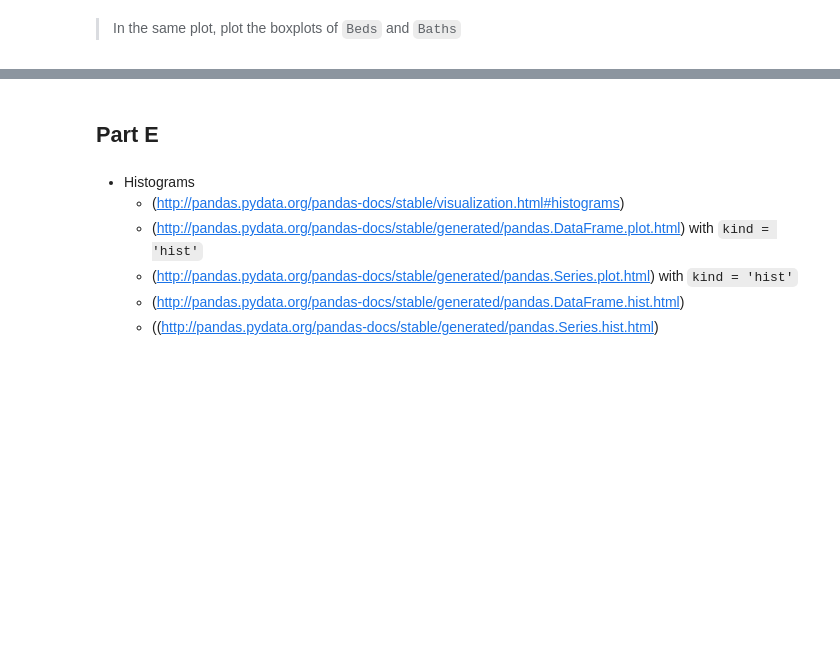
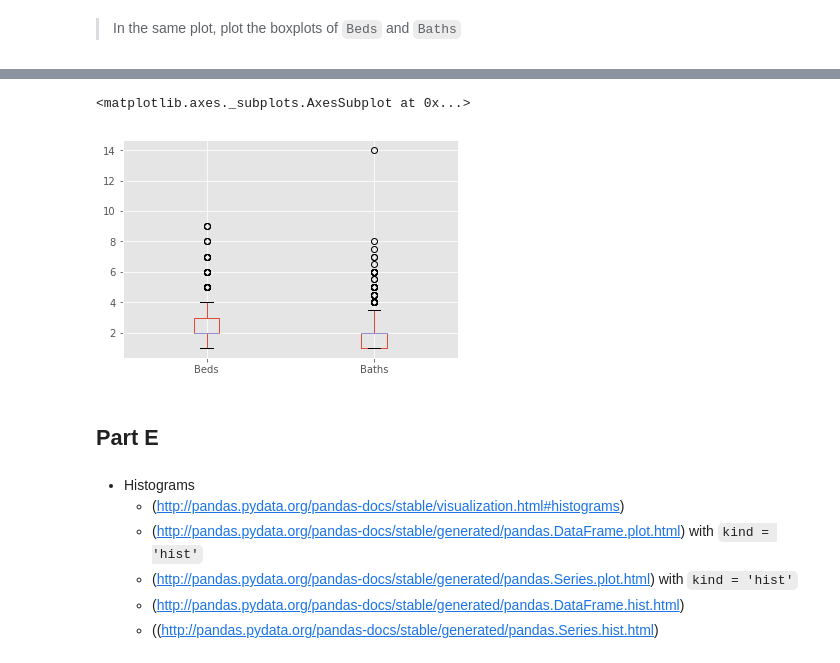
Before and after one commit to Calgobeers/DS-SF-34, a Jupyter notebook: classes/04/notebooks/codealong-04-exploratory-data-analysis-starter-code.ipynb, the cells around one changed output, grey strips where cells are left out. Drawn from its saved outputs; the diff is of its cells as text; code cells hidden in the pictures; blank space fills up the shorter version.

```diff
--- a/classes/04/notebooks/codealong-04-exploratory-data-analysis-starter-code.ipynb
+++ b/classes/04/notebooks/codealong-04-exploratory-data-analysis-starter-code.ipynb
@@ -201,3 +489,8 @@ df[ ['SalePrice'] ].boxplot(figsize = (8, 8))
+# %%
+df[['Beds','Baths']].boxplot(figsize = (8,8))
+# %% [output]
+<matplotlib.axes._subplots.AxesSubplot at 0x...>
+[figure, added]
 # %% [markdown]
 ## Part E
 # %% [markdown]
```
Also changed, not shown: parts of 97 cells of this notebook, 8 other files.
